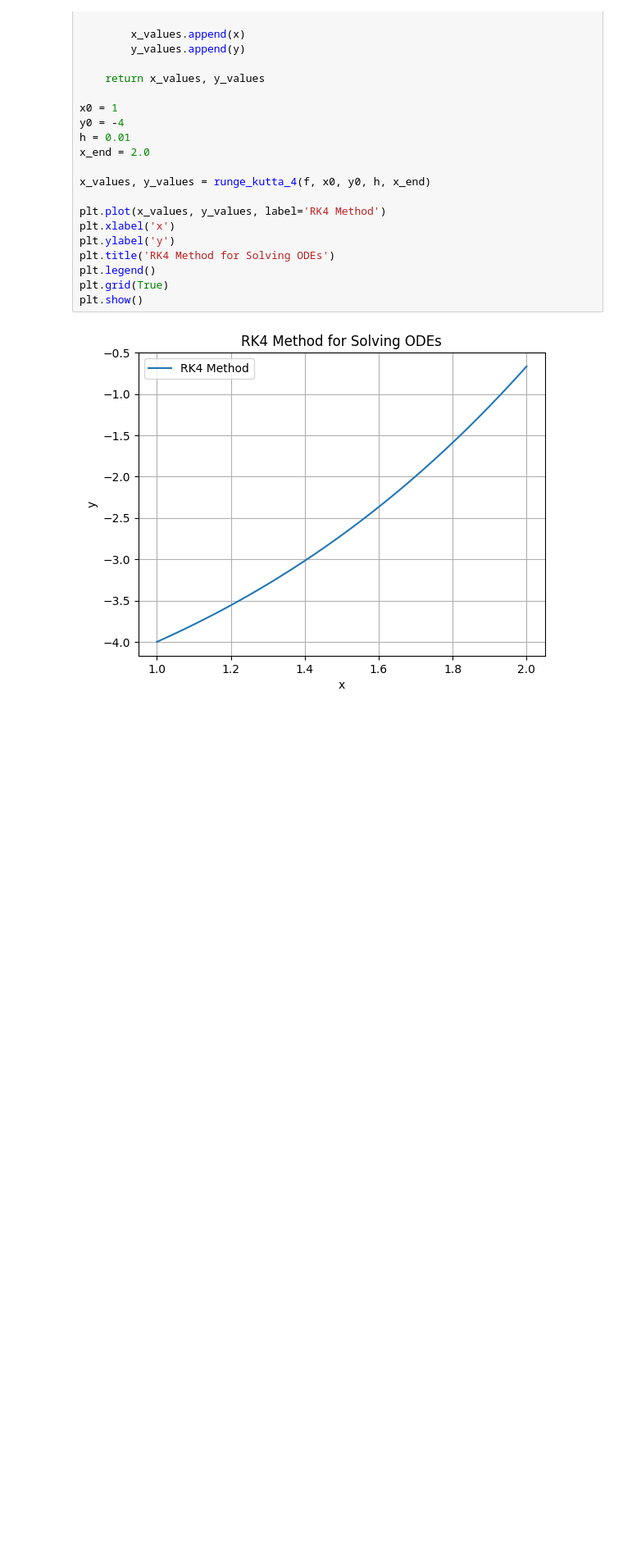
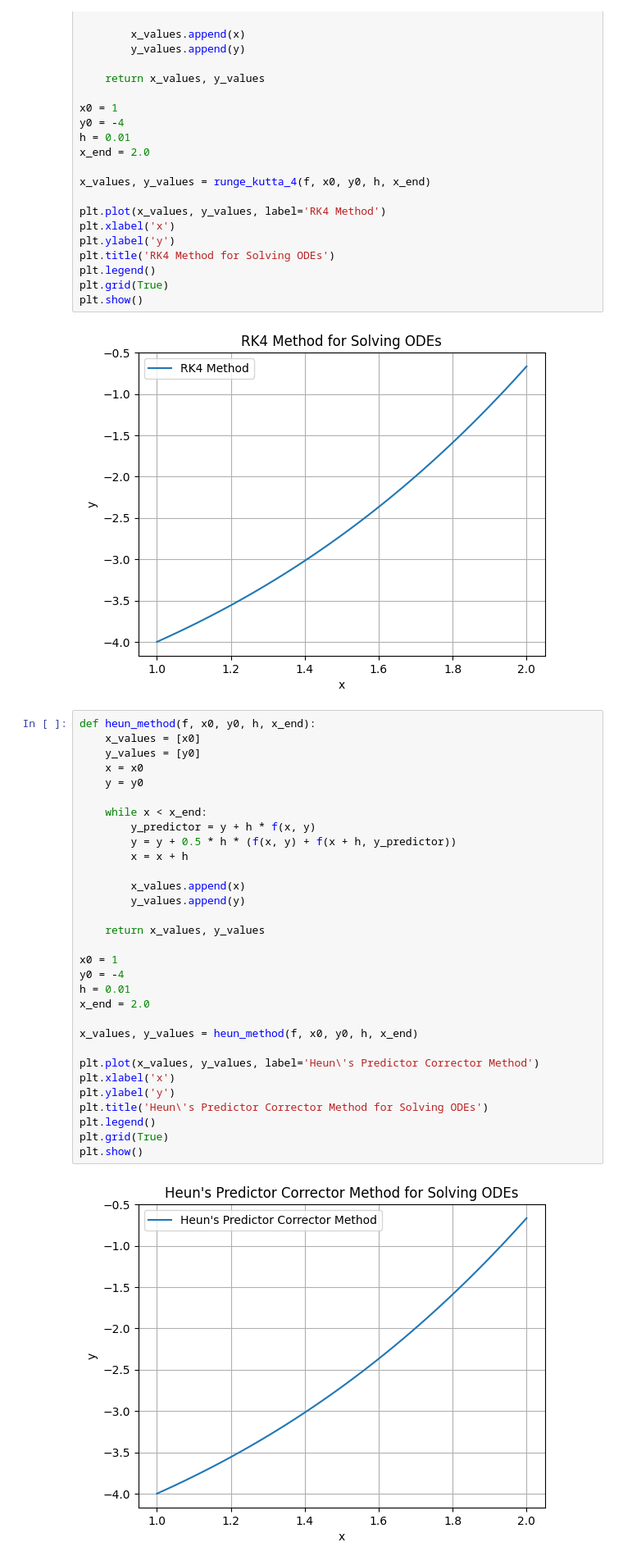
Before and after one commit to maple1606/Math-Notebook, a Jupyter notebook: ODEs/ODEs.ipynb, the cells around one changed output. Shown at 82% size. Drawn from its saved outputs; the diff is of its cells as text; blank space fills up the shorter version.

```diff
--- a/ODEs/ODEs.ipynb
+++ b/ODEs/ODEs.ipynb
@@ -109,3 +111,36 @@ plt.grid(True)
 plt.show()
 # %% [output]
 [figure]
+# %%
+def heun_method(f, x0, y0, h, x_end):
+    x_values = [x0]
+    y_values = [y0]
+    x = x0
+    y = y0
+
+    while x < x_end:
+        y_predictor = y + h * f(x, y)
+        y = y + 0.5 * h * (f(x, y) + f(x + h, y_predictor))
+        x = x + h
+
+        x_values.append(x)
+        y_values.append(y)
+
+    return x_values, y_values
+
+x0 = 1
+y0 = -4
+h = 0.01
+x_end = 2.0
+
+x_values, y_values = heun_method(f, x0, y0, h, x_end)
+
+plt.plot(x_values, y_values, label='Heun\'s Predictor Corrector Method')
+plt.xlabel('x')
+plt.ylabel('y')
+plt.title('Heun\'s Predictor Corrector Method for Solving ODEs')
+plt.legend()
+plt.grid(True)
+plt.show()
+# %% [output]
+[figure, added]
```
Also changed, not shown: parts of 1 cell of this notebook, 4 other files.
